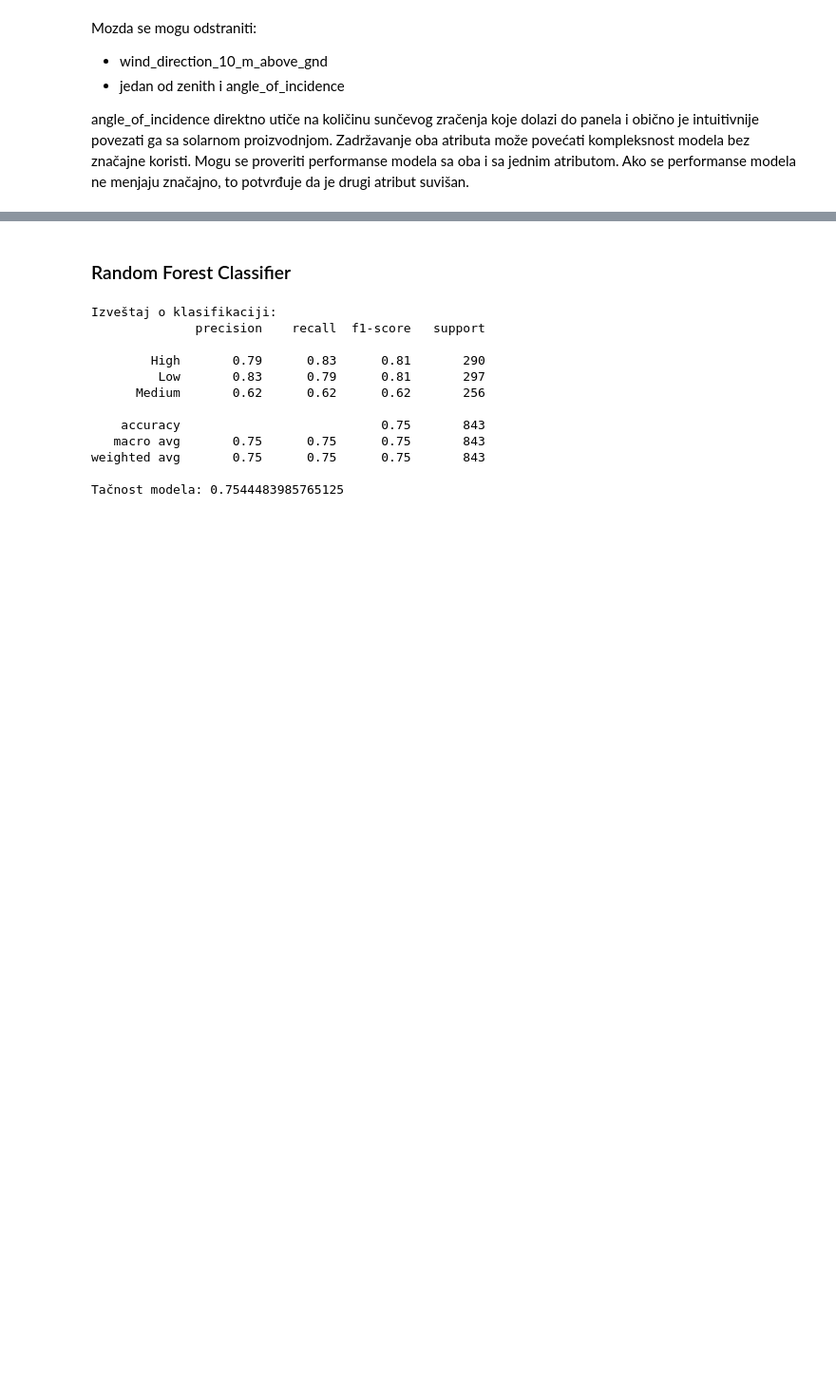
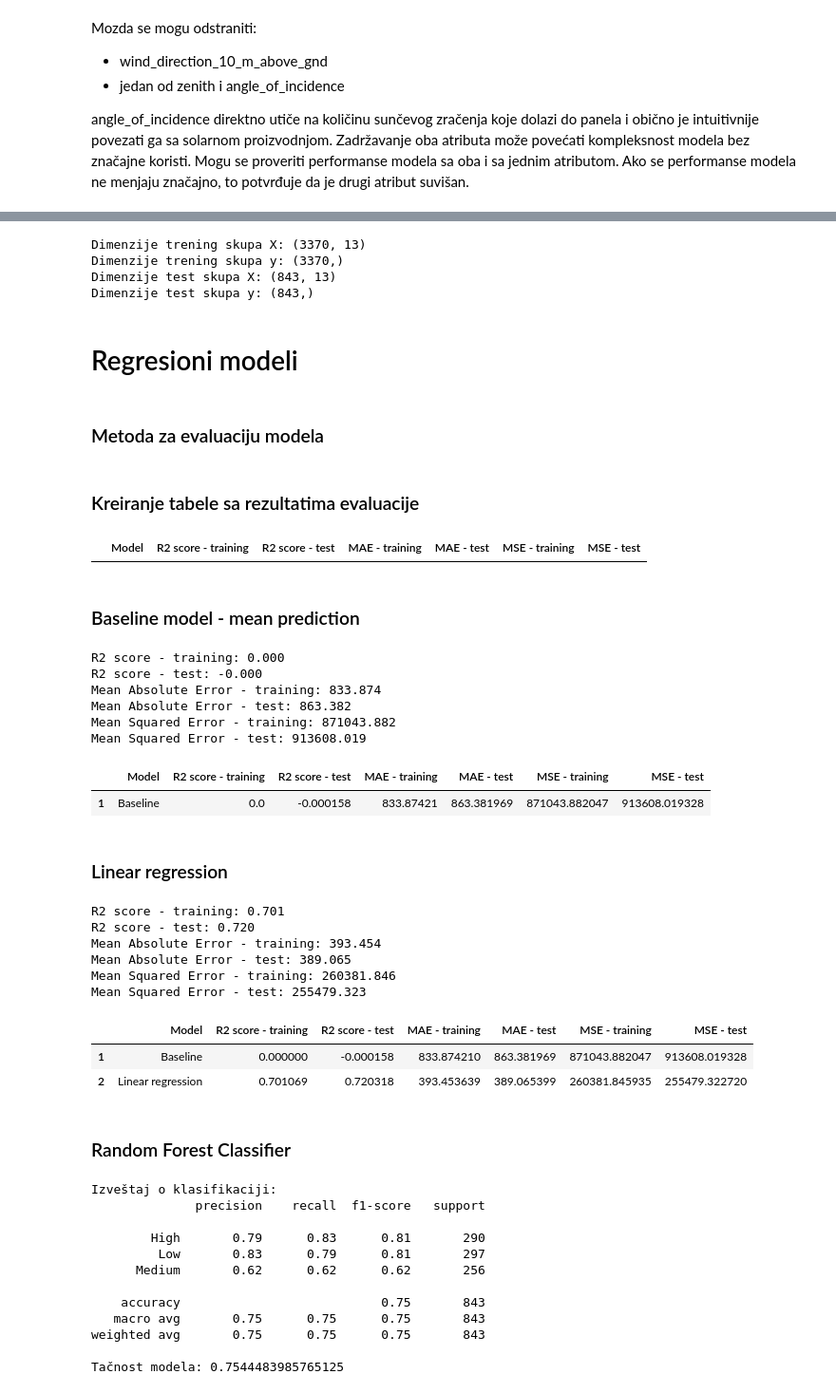
Before and after one commit to gavrilovicluka/machine-learning-projects, a Jupyter notebook: Projekat 1/Projekat1.ipynb, the cells around one changed output, grey strips where cells are left out. Shown at 95% size. Drawn from its saved outputs; the diff is of its cells as text; code cells hidden in the pictures; blank space fills up the shorter version.

Commit message:
Baseline model i linear regression

```diff
--- a/Projekat 1/Projekat1.ipynb
+++ b/Projekat 1/Projekat1.ipynb
@@ -330,0 +359,19 @@ angle_of_incidence direktno utiče na količinu sunčevog zračenja koje dolazi
+# %%
+X = df2.drop(columns=['generated_power_kw'], axis=1)
+y = df2['generated_power_kw']
+
+X_train, X_test, y_train, y_test = train_test_split(X, y, test_size=0.2, random_state=42)
+
+print('Dimenzije trening skupa X:', X_train.shape)
+print('Dimenzije trening skupa y:', y_train.shape)
+print('Dimenzije test skupa X:', X_test.shape)
+print('Dimenzije test skupa y:', y_test.shape)
+# %% [output]
+Dimenzije trening skupa X: (3370, 13)
+Dimenzije trening skupa y: (3370,)
+Dimenzije test skupa X: (843, 13)
+Dimenzije test skupa y: (843,)
+# %% [markdown]
+# Regresioni modeli
+# %% [markdown]
+### Metoda za evaluaciju modela
@@ -331,3 +411,63 @@ angle_of_incidence direktno utiče na količinu sunčevog zračenja koje dolazi
+# %% [markdown]
+### Kreiranje tabele sa rezultatima evaluacije
+# %%
+results = pd.DataFrame(columns=["Model", "R2 score - training", "R2 score - test", "MAE - training", "MAE - test", "MSE - training", "MSE - test"])
+results
+# %% [output]
+|  | Model | R2 score - training | R2 score - test | MAE - training | MAE - test | MSE - training | MSE - test |
+# %%
+def add_metrics(df, model, metrics):
+    rows=df.shape[0]
+    df.loc[rows+1]=[model, metrics['r2_score_train'], metrics['r2_score_test'], metrics['mae_train'], metrics['mae_test'], metrics['mse_train'], metrics['mse_test']]
+
+    return df
+# %% [markdown]
+### Baseline model - mean prediction
+# %%
+dummy=DummyRegressor(strategy="mean")
+dummy.fit(X_train, y_train)
+
+y_train_pred=dummy.predict(X_train)
+y_test_pred=dummy.predict(X_test)
+
+metrics=evaluate(y_test, y_test_pred, y_train, y_train_pred)
+# %% [output]
+R2 score - training: 0.000
+R2 score - test: -0.000
+Mean Absolute Error - training: 833.874
+Mean Absolute Error - test: 863.382
+Mean Squared Error - training: 871043.882
+Mean Squared Error - test: 913608.019
+# %%
+results=add_metrics(results, "Baseline", metrics)
+results
+# %% [output]
+|  | Model | R2 score - training | R2 score - test | MAE - training | MAE - test | MSE - training | MSE - test |
+| 1 | Baseline | 0.0 | -0.000158 | 833.87421 | 863.381969 | 871043.882047 | 913608.019328 |
+# %% [markdown]
+### Linear regression
+# %%
+lr=LinearRegression()
+lr.fit(X_train, y_train)
+
+y_train_pred=lr.predict(X_train)
+y_test_pred=lr.predict(X_test)
+
+metrics=evaluate(y_test, y_test_pred, y_train, y_train_pred)
+# %% [output]
+R2 score - training: 0.701
+R2 score - test: 0.720
+Mean Absolute Error - training: 393.454
+Mean Absolute Error - test: 389.065
+Mean Squared Error - training: 260381.846
+Mean Squared Error - test: 255479.323
+# %%
+results=add_metrics(results, "Linear regression", metrics)
+results
+# %% [output]
+|  | Model | R2 score - training | R2 score - test | MAE - training | MAE - test | MSE - training | MSE - test |
+| 1 | Baseline | 0.000000 | -0.000158 | 833.874210 | 863.381969 | 871043.882047 | 913608.019328 |
+| 2 | Linear regression | 0.701069 | 0.720318 | 393.453639 | 389.065399 | 260381.845935 | 255479.322720 |
 # %% [markdown]
 ### Random Forest Classifier
 # %%
```
Also changed, not shown: parts of 6 cells of this notebook.
